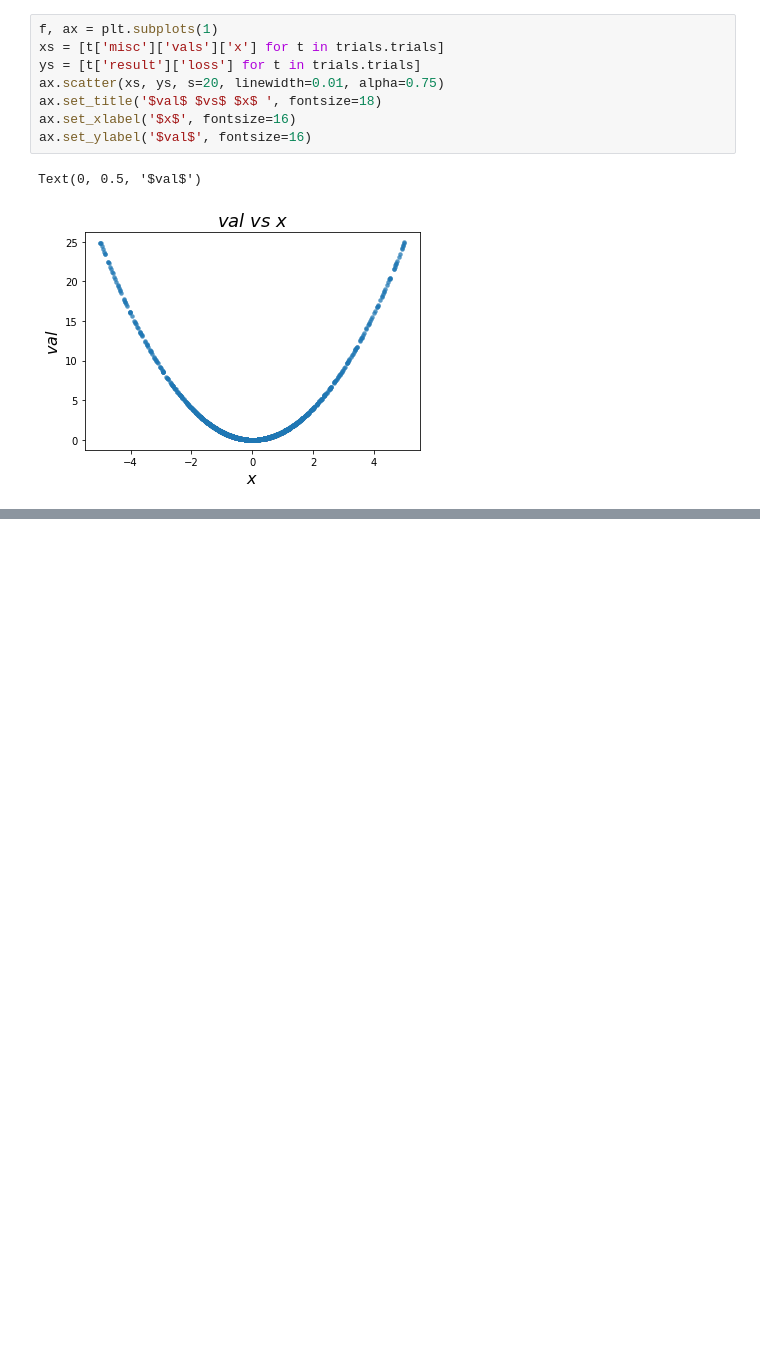
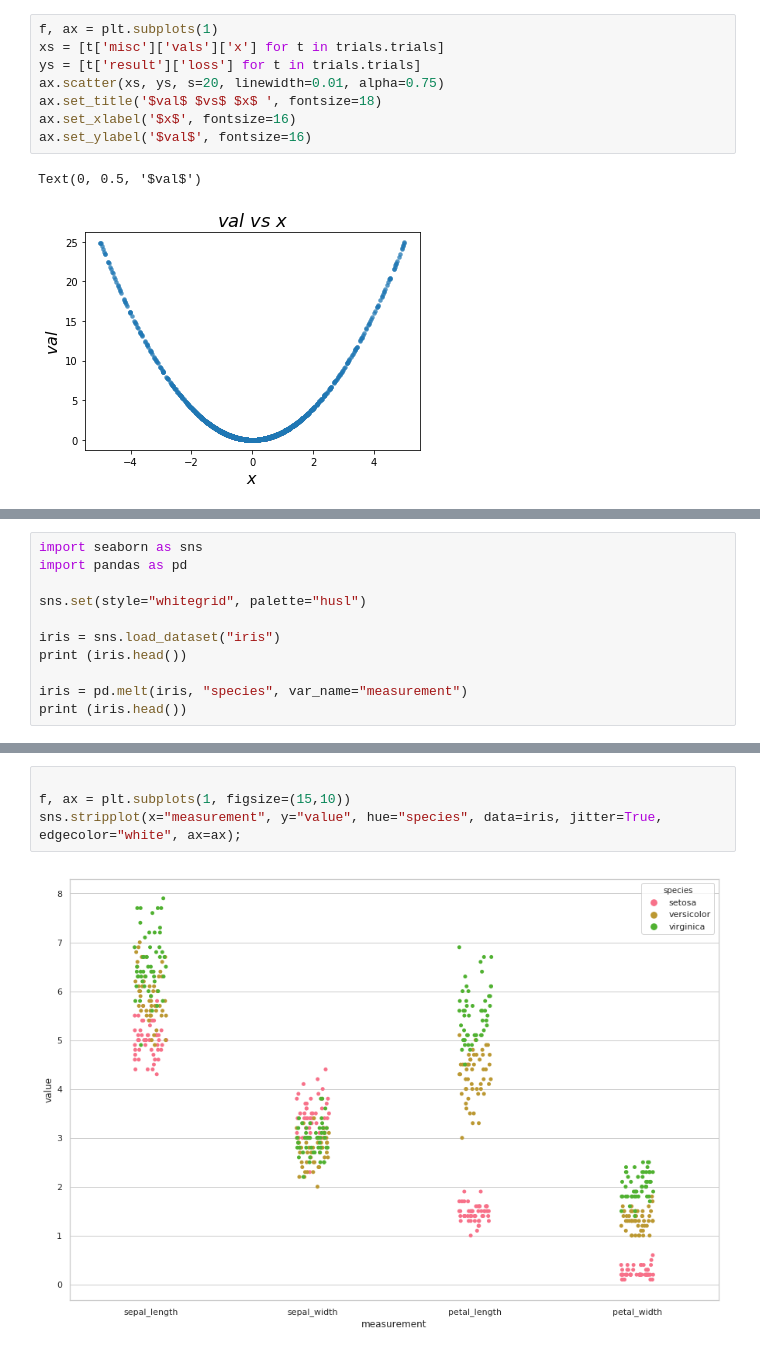
Before and after one commit to ShaunakSen/Data-Science-and-Machine-Learning, a Jupyter notebook: Parameter_Tuning_with_Hyperopt.ipynb, the cells around one changed output, grey strips where cells are left out. Drawn from its saved outputs; the diff is of its cells as text; blank space fills up the shorter version.

Commit message:
hyperparameter tuning + important bug

```diff
--- a/Parameter_Tuning_with_Hyperopt.ipynb
+++ b/Parameter_Tuning_with_Hyperopt.ipynb
@@ -203,0 +241,11 @@ Text(0, 0.5, '$val$')
+# %%
+import seaborn as sns
+import pandas as pd
+
+sns.set(style="whitegrid", palette="husl")
+
+iris = sns.load_dataset("iris")
+print (iris.head())
+
+iris = pd.melt(iris, "species", var_name="measurement")
+print (iris.head())
@@ -203,0 +265,6 @@ Text(0, 0.5, '$val$')
+# %%
+
+f, ax = plt.subplots(1, figsize=(15,10))
+sns.stripplot(x="measurement", y="value", hue="species", data=iris, jitter=True, edgecolor="white", ax=ax);
+# %% [output]
+[figure, added]
```
Also changed, not shown: parts of 15 cells of this notebook.
